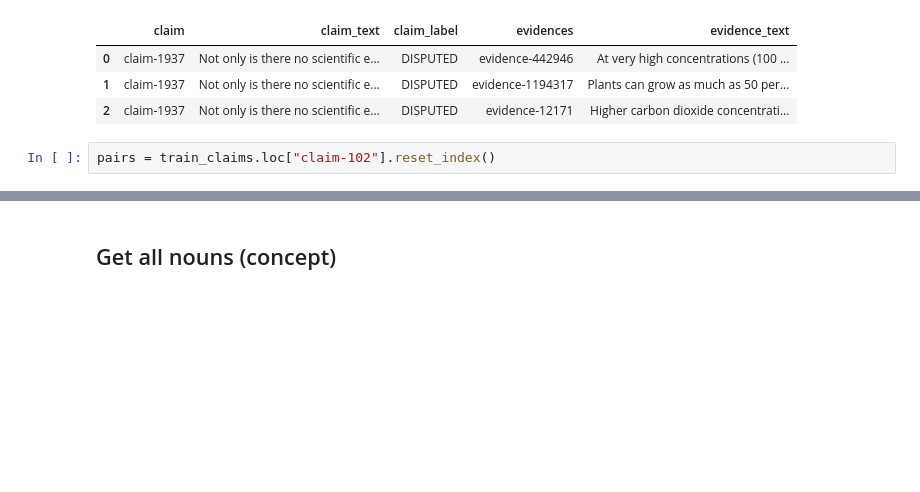
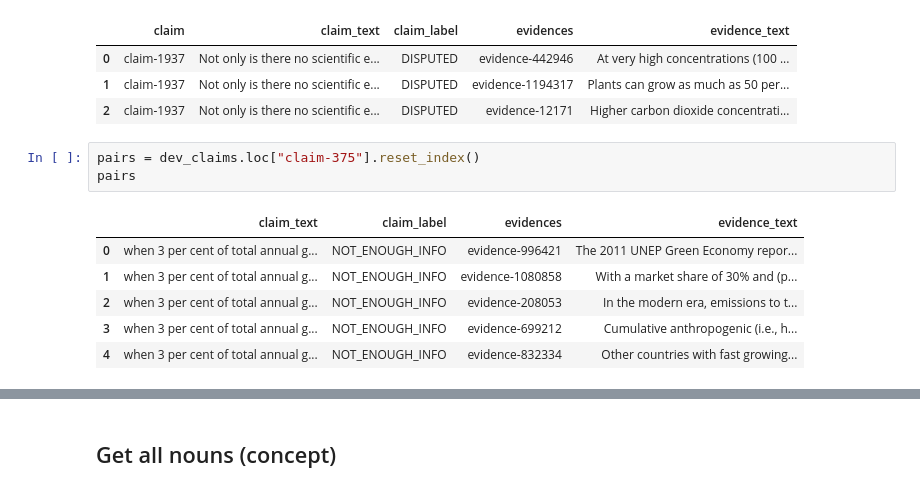
Before and after one commit to johnsonjzhou/comp90042-project, a Jupyter notebook: 04_model/model_02_fast_shortlisting.ipynb, the cells around one changed output, grey strips where cells are left out. Drawn from its saved outputs; the diff is of its cells as text; blank space fills up the shorter version.

Commit message:
feat: fast shortlisting v2

```diff
--- a/04_model/model_02_fast_shortlisting.ipynb
+++ b/04_model/model_02_fast_shortlisting.ipynb
@@ -50,5 +50,13 @@ pairs
 | 1 | claim-1937 | Not only is there no scientific e... | DISPUTED | evidence-1194317 | Plants can grow as much as 50 per... |
 | 2 | claim-1937 | Not only is there no scientific e... | DISPUTED | evidence-12171 | Higher carbon dioxide concentrati... |
 # %%
-pairs = train_claims.loc["claim-102"].reset_index()
+pairs = dev_claims.loc["claim-375"].reset_index()
+pairs
+# %% [output]
+|  | claim_text | claim_label | evidences | evidence_text |
+| 0 | when 3 per cent of total annual g... | NOT_ENOUGH_INFO | evidence-996421 | The 2011 UNEP Green Economy repor... |
+| 1 | when 3 per cent of total annual g... | NOT_ENOUGH_INFO | evidence-1080858 | With a market share of 30% and (p... |
+| 2 | when 3 per cent of total annual g... | NOT_ENOUGH_INFO | evidence-208053 | In the modern era, emissions to t... |
+| 3 | when 3 per cent of total annual g... | NOT_ENOUGH_INFO | evidence-699212 | Cumulative anthropogenic (i.e., h... |
+| 4 | when 3 per cent of total annual g... | NOT_ENOUGH_INFO | evidence-832334 | Other countries with fast growing... |
 # %%
```
Also changed, not shown: parts of 1 cell of this notebook, 3 other files.
